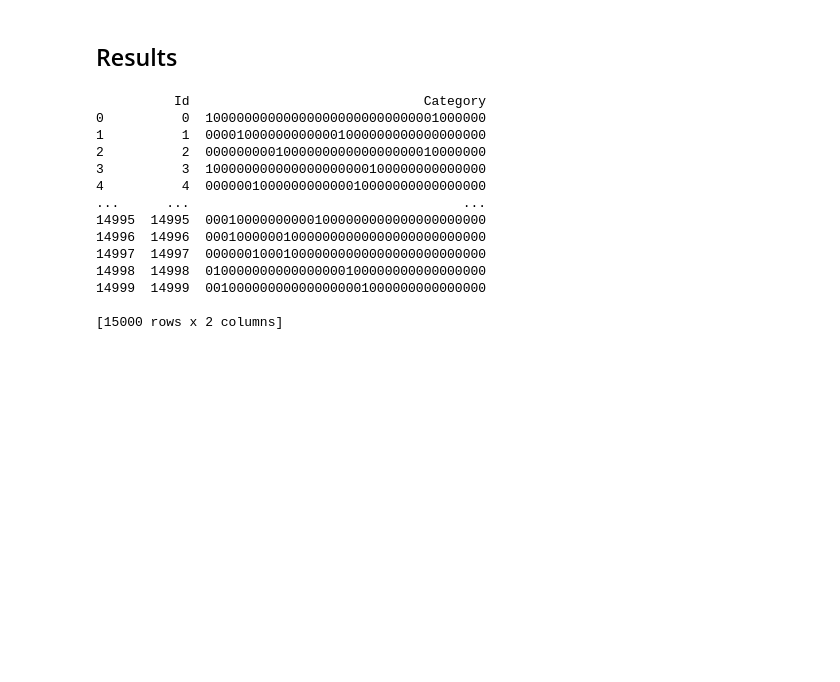
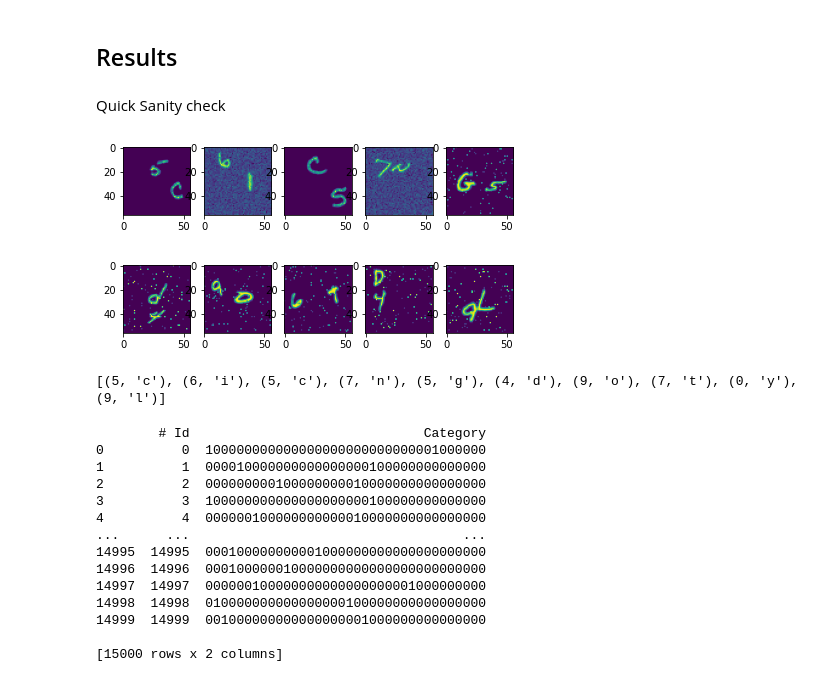
Before and after one commit to shubymao/comp551-p3, a Jupyter notebook: Project_3_Notebook.ipynb, the cells around one changed output. Cells and saved outputs as stored; diff of their text form; code cells hidden in the pictures; blank space fills up the shorter version.

```diff
--- a/Project_3_Notebook.ipynb
+++ b/Project_3_Notebook.ipynb
@@ -437,0 +296,14 @@ print(accuracy_letters)
+# %%
+def validate_model(model):
+  digit_acc, letter_acc = 0, 0
+  print("Starting Validation Iteration")
+  for i, validation_data in enumerate(tqdm(validation_loader)):
+    inputs, labels = validation_data
+    o1, o2 = model(inputs)
+    l1, l2 = labels[:,0], labels[:,1]
+    digit_acc += torch.mean((torch.argmax(o1, dim=1) == l1).float()).float()
+    letter_acc += torch.mean((torch.argmax(o2, dim=1) == l2).float())
+  digit_acc = digit_acc/len(validation_loader)
+  letter_acc = letter_acc / len(validation_loader)
+  print(f'\n Digit Accuracy: {digit_acc.item()}, Letter Accuracy: {letter_acc.item()}')
+  return (digit_acc.item(), letter_acc.item())
@@ -437,0 +336,20 @@ print(accuracy_letters)
+# %%
+def train_model(net, optimizer, do_validation = True, epoch = 1, last_index = len(training_loader)):
+  multi_net_criterion = nn.CrossEntropyLoss()
+  def ml_criterion(output, labels):
+    o1, o2 = output
+    l1, l2 = labels[:,0], labels[:,1]
+    loss1 = multi_net_criterion(o1,l1)
+    loss2 = multi_net_criterion(o2,l2)
+    return loss1 + loss2
+  if do_validation:
+    res = train_network(net, optimizer, criterion=ml_criterion, max_epoch=epoch, last_index=last_index)
+    digit_accuracies, letter_accuracies = res
+  else:
+    res = train_network(net, optimizer, criterion=ml_criterion,  max_epoch=epoch, last_index=last_index, do_validation=do_validation)
+  return net
+
+lr, momentum, weight_decay = 0.01, 0.9, 1e-5
+res_net = CustomResNet()
+optimizer = optim.SGD(res_net.parameters(), lr=lr, momentum=momentum, weight_decay=weight_decay)
+res_net = train_model(res_net, optimizer, epoch = 1)
@@ -437,0 +370,4 @@ print(accuracy_letters)
+# %%
+lr, momentum, weight_decay = 0.000001, 0.9, 1e-5
+optimizer = optim.SGD(res_net.parameters(), lr=lr, momentum=momentum, weight_decay=weight_decay)
+res_net = train_model(res_net, optimizer, epoch = 1, last_index=len(training_loader)//7)
@@ -438,5 +384,17 @@ print(accuracy_letters)
 # %% [markdown]
 ## Results
+# %% [markdown]
+Quick Sanity check
+# %%
+img_grid(2, 5, testing_dataset[10000:10010,0])
+l1, l2 = res_net(testing_dataset[10000:10010])
+l1 = np.argmax(l1.detach().numpy(), axis=1)
+l2 = np.argmax(l2.detach().numpy(), axis=1)
+print(list(zip(l1,map(lambda x: mapping[x], l2))))
+# %% [output]
+[figure, added]
+[figure, added]
+[(5, 'c'), (6, 'i'), (5, 'c'), (7, 'n'), (5, 'g'), (4, 'd'), (9, 'o'), (7, 't'), (0, 'y'), (9, 'l')]
 # %%
 def LabelToString(label, isDigit):
   s = ""
@@ -466,24 +424,27 @@ for i in range(0, len(l1)):
 # %%
+id = []
+for i in range(0, 15000):
+  id.append(i)
 # need to create data dict
 data = {
-    'Id' : id,
+    '# Id' : id,
     'Category' : category
 }
 
-df = pd.DataFrame(data=data, columns= ['Id', 'Category'])
+df = pd.DataFrame(data=data, columns= ['# Id', 'Category'])
 print(df)
 df.to_csv('/content/drive/My Drive/data/results.csv', index = False, header=True)
 # %% [output]
-          Id                              Category
+        # Id                              Category
 0          0  100000000000000000000000000001000000
-1          1  000010000000000001000000000000000000
-2          2  000000000100000000000000000010000000
+1          1  000010000000000000000100000000000000
+2          2  000000000100000000010000000000000000
 3          3  100000000000000000000100000000000000
 4          4  000000100000000000010000000000000000
 ...      ...                                   ...
 14995  14995  000100000000001000000000000000000000
 14996  14996  000100000010000000000000000000000000
-14997  14997  000000100010000000000000000000000000
+14997  14997  000000100000000000000000001000000000
 14998  14998  010000000000000000100000000000000000
 14999  14999  001000000000000000001000000000000000
 
```
Also changed, not shown: parts of 53 cells of this notebook.
